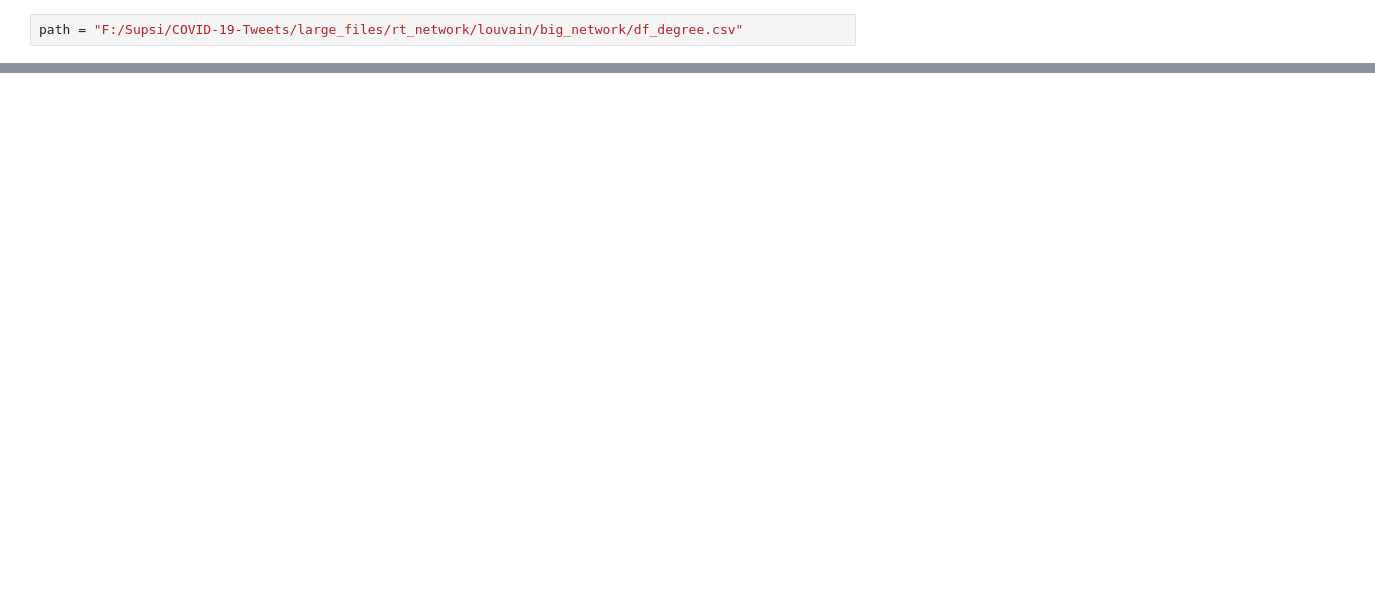
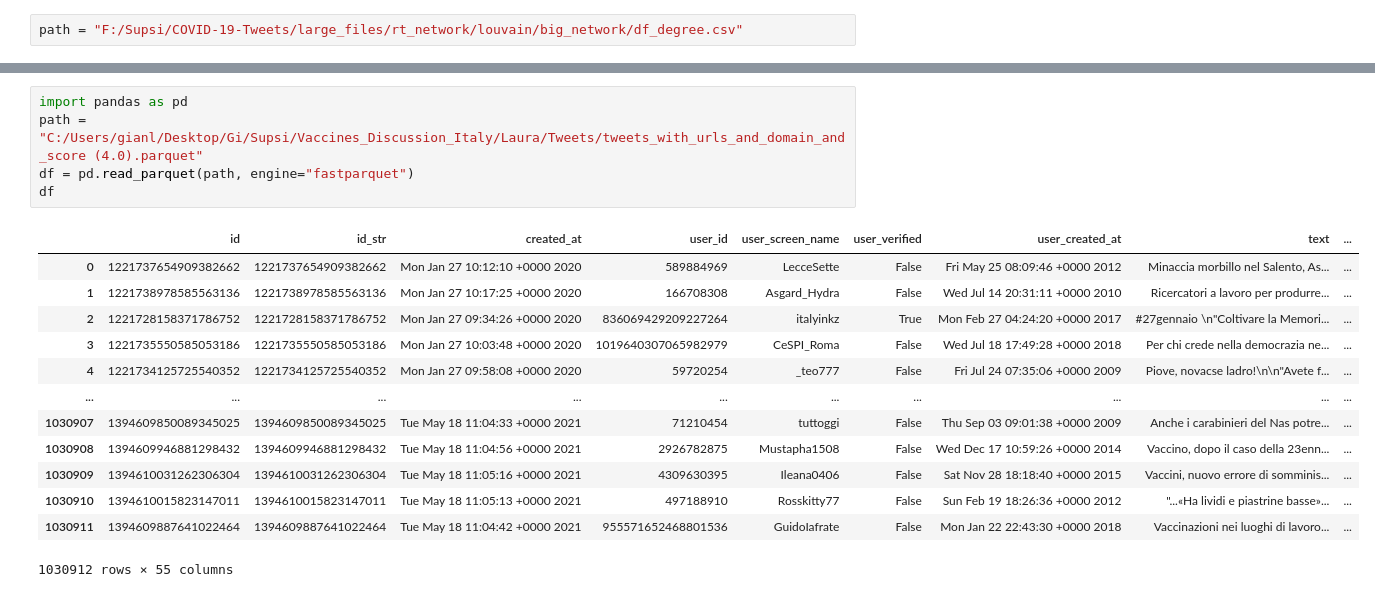
Before and after one commit to gi-ux/BachelorProject, a Jupyter notebook: notebook/misc/user_for_misc.ipynb, the cells around one changed output, grey strips where cells are left out. Saved outputs shown, nothing was run; the diff lists cells and outputs as text; blank space fills up the shorter version.

```diff
--- a/notebook/misc/user_for_misc.ipynb
+++ b/notebook/misc/user_for_misc.ipynb
@@ -21,0 +140,19 @@ df
+# %%
+import pandas as pd
+path = "C:/Users/gianl/Desktop/Gi/Supsi/Vaccines_Discussion_Italy/Laura/Tweets/tweets_with_urls_and_domain_and_score (4.0).parquet"
+df = pd.read_parquet(path, engine="fastparquet")
+df
+# %% [output]
+|  | id | id_str | created_at | user_id | user_screen_name | user_verified | user_created_at | text | ... |
+| 0 | 1221737654909382662 | 1221737654909382662 | Mon Jan 27 10:12:10 +0000 2020 | 589884969 | LecceSette | False | Fri May 25 08:09:46 +0000 2012 | Minaccia morbillo nel Salento, As... | ... |
+| 1 | 1221738978585563136 | 1221738978585563136 | Mon Jan 27 10:17:25 +0000 2020 | 166708308 | Asgard_Hydra | False | Wed Jul 14 20:31:11 +0000 2010 | Ricercatori a lavoro per produrre... | ... |
+| 2 | 1221728158371786752 | 1221728158371786752 | Mon Jan 27 09:34:26 +0000 2020 | 836069429209227264 | italyinkz | True | Mon Feb 27 04:24:20 +0000 2017 | #27gennaio \n"Coltivare la Memori... | ... |
+| 3 | 1221735550585053186 | 1221735550585053186 | Mon Jan 27 10:03:48 +0000 2020 | 1019640307065982979 | CeSPI_Roma | False | Wed Jul 18 17:49:28 +0000 2018 | Per chi crede nella democrazia ne... | ... |
+| 4 | 1221734125725540352 | 1221734125725540352 | Mon Jan 27 09:58:08 +0000 2020 | 59720254 | _teo777 | False | Fri Jul 24 07:35:06 +0000 2009 | Piove, novacse ladro!\n\n"Avete f... | ... |
+| ... | ... | ... | ... | ... | ... | ... | ... | ... | ... |
+| 1030907 | 1394609850089345025 | 1394609850089345025 | Tue May 18 11:04:33 +0000 2021 | 71210454 | tuttoggi | False | Thu Sep 03 09:01:38 +0000 2009 | Anche i carabinieri del Nas potre... | ... |
+| 1030908 | 1394609946881298432 | 1394609946881298432 | Tue May 18 11:04:56 +0000 2021 | 2926782875 | Mustapha1508 | False | Wed Dec 17 10:59:26 +0000 2014 | Vaccino, dopo il caso della 23enn... | ... |
+| 1030909 | 1394610031262306304 | 1394610031262306304 | Tue May 18 11:05:16 +0000 2021 | 4309630395 | Ileana0406 | False | Sat Nov 28 18:18:40 +0000 2015 | Vaccini, nuovo errore di somminis... | ... |
+| 1030910 | 1394610015823147011 | 1394610015823147011 | Tue May 18 11:05:13 +0000 2021 | 497188910 | Rosskitty77 | False | Sun Feb 19 18:26:36 +0000 2012 | "...«Ha lividi e piastrine basse»... | ... |
+| 1030911 | 1394609887641022464 | 1394609887641022464 | Tue May 18 11:04:42 +0000 2021 | 955571652468801536 | GuidoIafrate | False | Mon Jan 22 22:43:30 +0000 2018 | Vaccinazioni nei luoghi di lavoro... | ... |
+1030912 rows × 55 columns
```
Also changed, not shown: parts of 11 cells of this notebook, 1 other file.
